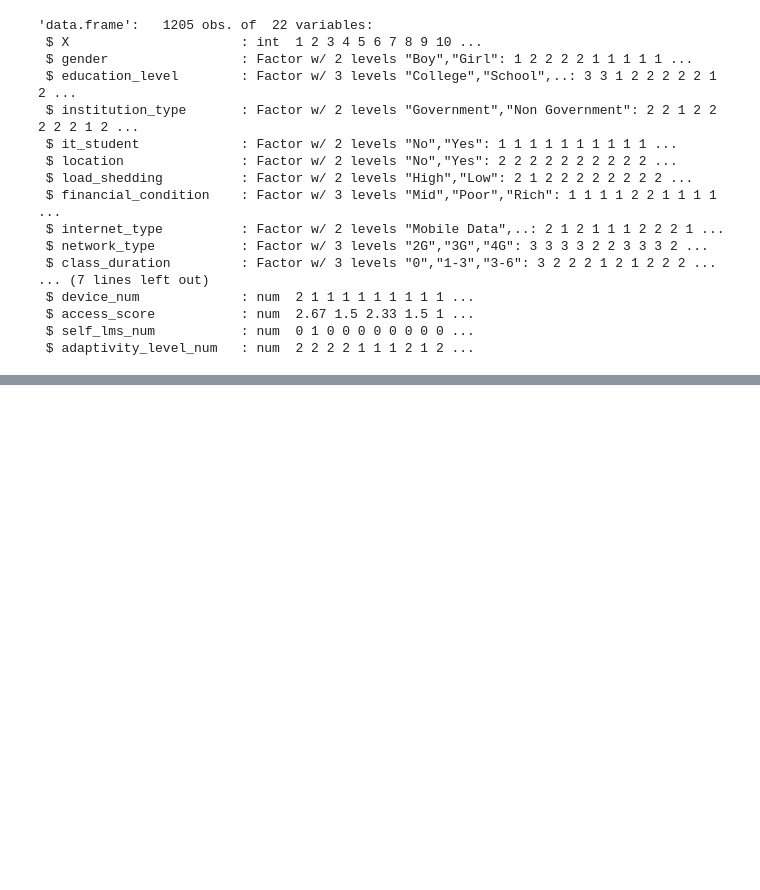
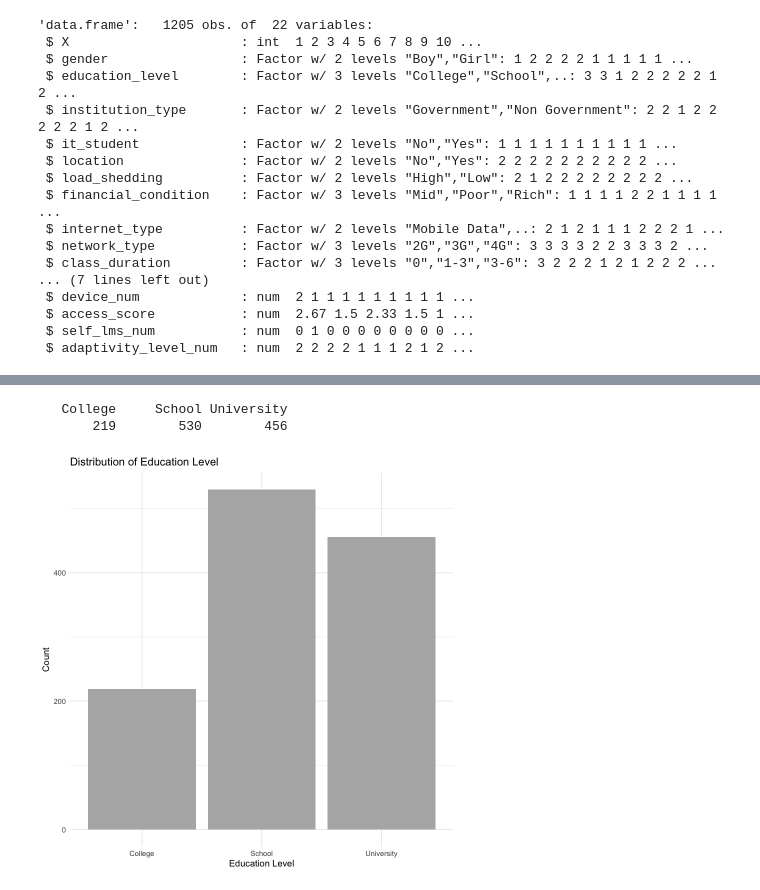
Before and after one commit to imperionite/insighted, a Jupyter notebook: EDA.ipynb, the cells around one changed output, grey strips where cells are left out. Cells and saved outputs as stored; diff of their text form; code cells hidden in the pictures; blank space fills up the shorter version.

```diff
--- a/EDA.ipynb
+++ b/EDA.ipynb
@@ -182 +144,18 @@ A data.frame: 6 × 22
+# %%
+# Univariate Analysis of Original Variables: Education Level
+
+# Frequency table
+education_table <- table(data$education_level)
+print(education_table)
+
+
+# Bar plot
+ggplot(data, aes(x = education_level)) +
+  geom_bar(fill = "#b3b3b3") +
+  labs(title = "Distribution of Education Level", x = "Education Level", y = "Count") +
+  theme_minimal()
+# %% [output]
+   College     School University
+       219        530        456
+[figure, added]
 # %%
```
Also changed, not shown: parts of 20 cells of this notebook, 2 other files.
